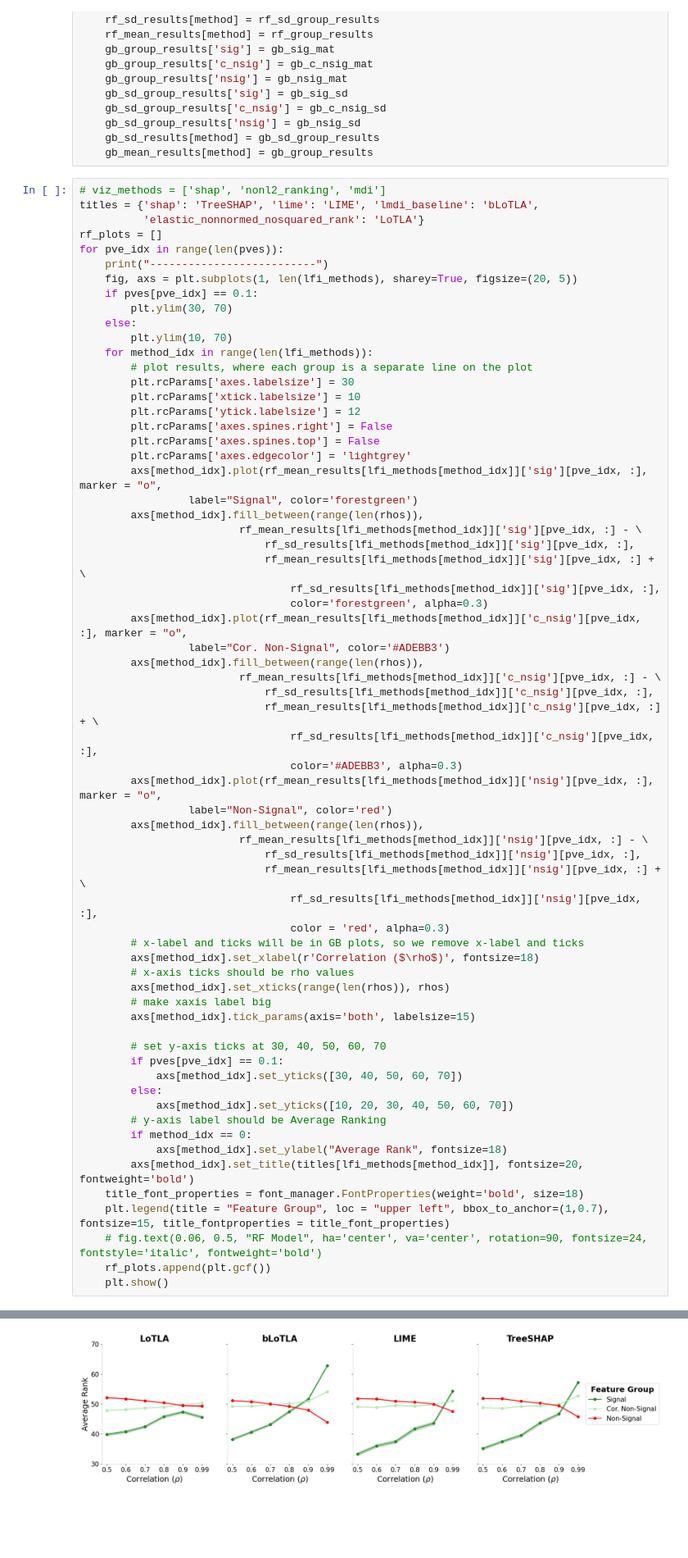
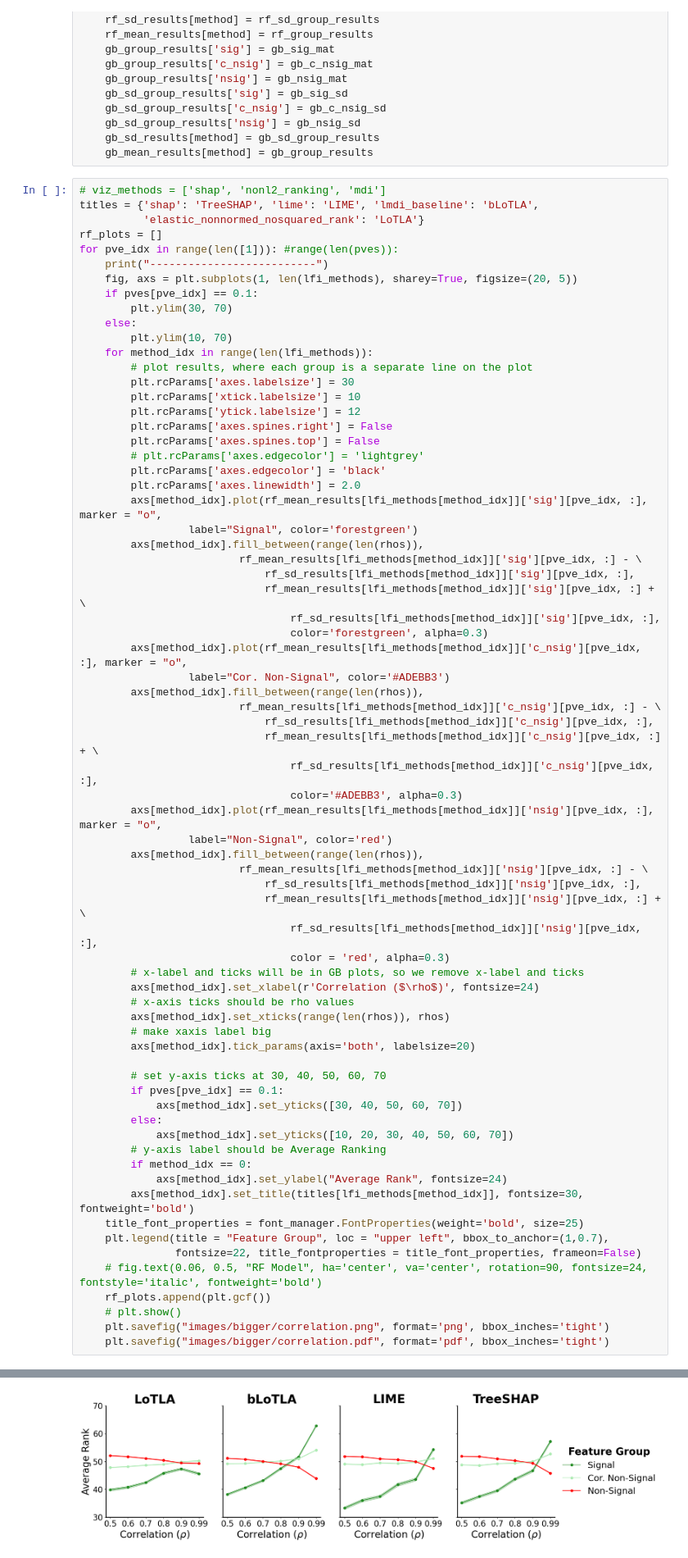
Before and after one commit to Yu-Group/imodels-experiments, a Jupyter notebook: feature_importance/correlation-bias/correlation.ipynb, the cells around one changed output, grey strips where cells are left out. Shown at 82% size. Drawn from its saved outputs; the diff is of its cells as text; blank space fills up the shorter version.

```diff
--- a/feature_importance/correlation-bias/correlation.ipynb
+++ b/feature_importance/correlation-bias/correlation.ipynb
@@ -109,7 +109,7 @@ for method in lfi_methods:
 titles = {'shap': 'TreeSHAP', 'lime': 'LIME', 'lmdi_baseline': 'bLoTLA',
           'elastic_nonnormed_nosquared_rank': 'LoTLA'}
 rf_plots = []
-for pve_idx in range(len(pves)):
+for pve_idx in range(len([1])): #range(len(pves)):
     print("--------------------------")
     fig, axs = plt.subplots(1, len(lfi_methods), sharey=True, figsize=(20, 5))
     if pves[pve_idx] == 0.1:
@@ -123,7 +123,9 @@ for pve_idx in range(len(pves)):
         plt.rcParams['ytick.labelsize'] = 12
         plt.rcParams['axes.spines.right'] = False
         plt.rcParams['axes.spines.top'] = False
-        plt.rcParams['axes.edgecolor'] = 'lightgrey'
+        # plt.rcParams['axes.edgecolor'] = 'lightgrey'
+        plt.rcParams['axes.edgecolor'] = 'black'
+        plt.rcParams['axes.linewidth'] = 2.0
         axs[method_idx].plot(rf_mean_results[lfi_methods[method_idx]]['sig'][pve_idx, :], marker = "o",
                  label="Signal", color='forestgreen')
         axs[method_idx].fill_between(range(len(rhos)),
@@ -137,38 +139,41 @@ for pve_idx in range(len(pves)):
         axs[method_idx].fill_between(range(len(rhos)),
                          rf_mean_results[lfi_methods[method_idx]]['c_nsig'][pve_idx, :] - \
                              rf_sd_results[lfi_methods[method_idx]]['c_nsig'][pve_idx, :],
                              rf_mean_results[lfi_methods[method_idx]]['c_nsig'][pve_idx, :] + \
                                  rf_sd_results[lfi_methods[method_idx]]['c_nsig'][pve_idx, :],
                                  color='#ADEBB3', alpha=0.3)
         axs[method_idx].plot(rf_mean_results[lfi_methods[method_idx]]['nsig'][pve_idx, :], marker = "o",
                  label="Non-Signal", color='red')
         axs[method_idx].fill_between(range(len(rhos)),
                          rf_mean_results[lfi_methods[method_idx]]['nsig'][pve_idx, :] - \
                              rf_sd_results[lfi_methods[method_idx]]['nsig'][pve_idx, :],
                              rf_mean_results[lfi_methods[method_idx]]['nsig'][pve_idx, :] + \
                                  rf_sd_results[lfi_methods[method_idx]]['nsig'][pve_idx, :],
                                  color = 'red', alpha=0.3)
         # x-label and ticks will be in GB plots, so we remove x-label and ticks
-        axs[method_idx].set_xlabel(r'Correlation ($\rho$)', fontsize=18)
+        axs[method_idx].set_xlabel(r'Correlation ($\rho$)', fontsize=24)
         # x-axis ticks should be rho values
         axs[method_idx].set_xticks(range(len(rhos)), rhos)
         # make xaxis label big
-        axs[method_idx].tick_params(axis='both', labelsize=15)
+        axs[method_idx].tick_params(axis='both', labelsize=20)
 
         # set y-axis ticks at 30, 40, 50, 60, 70
         if pves[pve_idx] == 0.1:
             axs[method_idx].set_yticks([30, 40, 50, 60, 70])
         else:
             axs[method_idx].set_yticks([10, 20, 30, 40, 50, 60, 70])
         # y-axis label should be Average Ranking
         if method_idx == 0:
-            axs[method_idx].set_ylabel("Average Rank", fontsize=18)
-        axs[method_idx].set_title(titles[lfi_methods[method_idx]], fontsize=20, fontweight='bold')
-    title_font_properties = font_manager.FontProperties(weight='bold', size=18)
-    plt.legend(title = "Feature Group", loc = "upper left", bbox_to_anchor=(1,0.7), fontsize=15, title_fontproperties = title_font_properties)
+            axs[method_idx].set_ylabel("Average Rank", fontsize=24)
+        axs[method_idx].set_title(titles[lfi_methods[method_idx]], fontsize=30, fontweight='bold')
+    title_font_properties = font_manager.FontProperties(weight='bold', size=25)
+    plt.legend(title = "Feature Group", loc = "upper left", bbox_to_anchor=(1,0.7),
+               fontsize=22, title_fontproperties = title_font_properties, frameon=False)
     # fig.text(0.06, 0.5, "RF Model", ha='center', va='center', rotation=90, fontsize=24, fontstyle='italic', fontweight='bold')
     rf_plots.append(plt.gcf())
-    plt.show()
+    # plt.show()
+    plt.savefig("images/bigger/correlation.png", format='png', bbox_inches='tight')
+    plt.savefig("images/bigger/correlation.pdf", format='pdf', bbox_inches='tight')
 # %% [output]
 --------------------------
-[figure, old version]
+[figure, new version]
```
Also changed, not shown: parts of 1 cell of this notebook, 13 other files.
